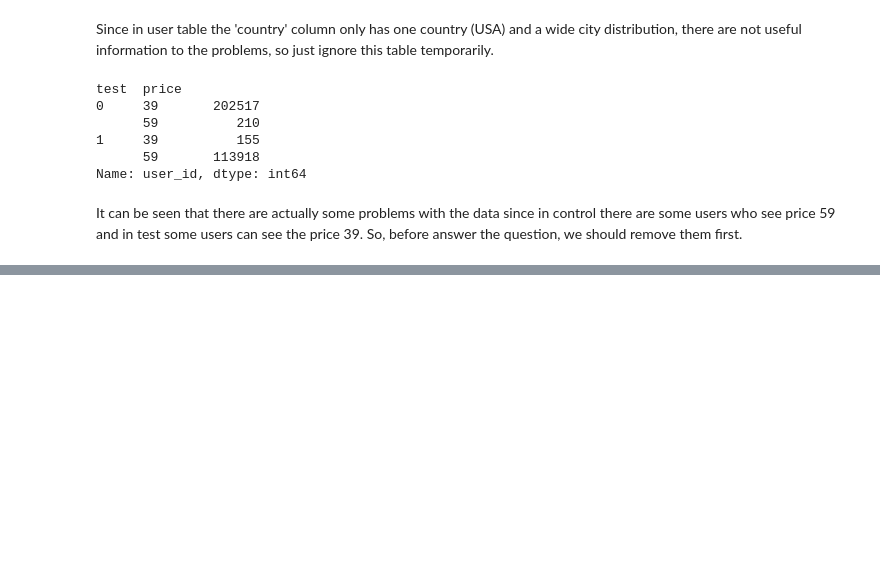
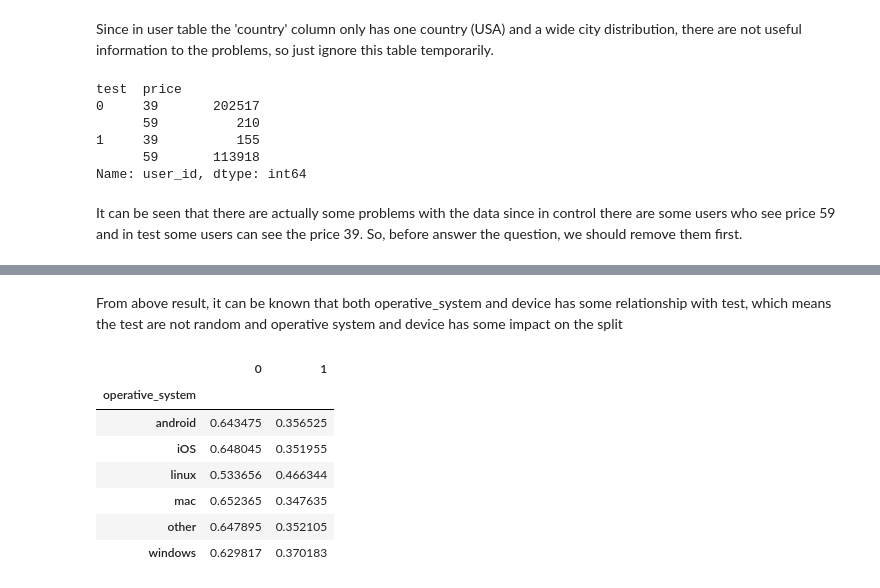
Before and after one commit to Aliciaworld/DS-TakeHomeChallenges, a Jupyter notebook: 06. Pricing Test.ipynb, the cells around one changed output, grey strips where cells are left out. Drawn from its saved outputs; the diff is of its cells as text; code cells hidden in the pictures; blank space fills up the shorter version.

```diff
--- a/06. Pricing Test.ipynb
+++ b/06. Pricing Test.ipynb
@@ -109,0 +143,18 @@ test = test[((test['test'] ==0) & (test['price'] == 39)) | ((test['test'] == 1)
+# %% [markdown]
+From above result, it can be known that both operative_system and device has some relationship with test, which means the test are not random and operative system and device has some impact on the split
+# %%
+# to check which one in operative system are abnormal
+def dis_ratios(df):
+    d = df.value_counts(normalize = True)
+    return d
+os_test = test.groupby('operative_system')['test'].apply(dis_ratios).unstack()
+os_test
+# %% [output]
+|  | 0 | 1 |
+| operative_system |  |  |
+| android | 0.643475 | 0.356525 |
+| iOS | 0.648045 | 0.351955 |
+| linux | 0.533656 | 0.466344 |
+| mac | 0.652365 | 0.347635 |
+| other | 0.647895 | 0.352105 |
+| windows | 0.629817 | 0.370183 |
```
Also changed, not shown: parts of 31 cells of this notebook.
